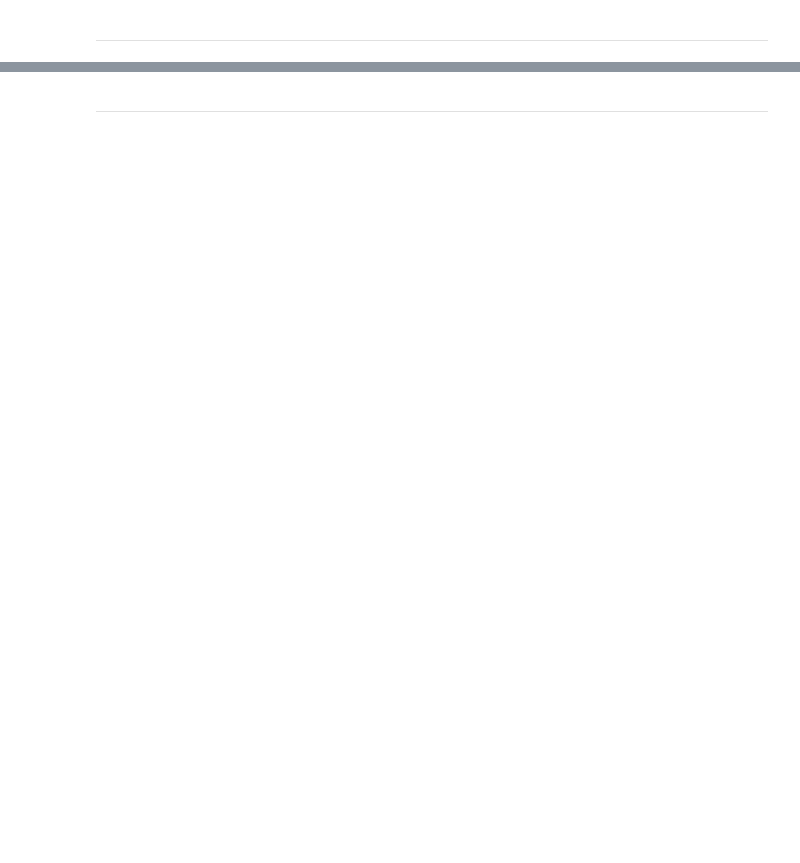
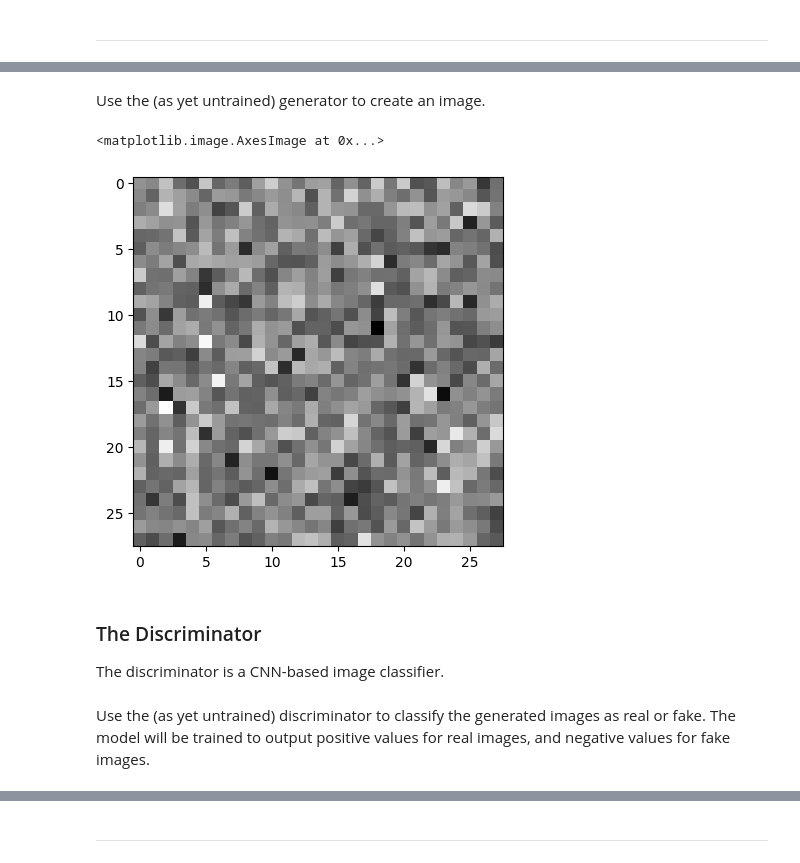
Before and after one commit to marcinwolter/Machine-learning-KISD-2023, a Jupyter notebook: lecture6.ipynb, the cells around one changed output, grey strips where cells are left out. Saved outputs shown, nothing was run; the diff lists cells and outputs as text; code cells hidden in the pictures; blank space fills up the shorter version.

```diff
--- a/lecture6.ipynb
+++ b/lecture6.ipynb
@@ -357,0 +328,16 @@ class GAN(object):
+# %% [markdown]
+Use the (as yet untrained) generator to create an image.
+# %%
+generator = make_generator_model()
+
+noise = tf.random.normal([1, 100])
+generated_image = generator(noise, training=False)
+
+plt.imshow(generated_image[0, :, :, 0], cmap='gray')
+# %% [output]
+<matplotlib.image.AxesImage at 0x...>
+[figure, added]
+# %% [markdown]
+### The Discriminator
+
+The discriminator is a CNN-based image classifier.
@@ -357,0 +396,2 @@ class GAN(object):
+# %% [markdown]
+Use the (as yet untrained) discriminator to classify the generated images as real or fake. The model will be trained to output positive values for real images, and negative values for fake images.
```
Also changed, not shown: parts of 42 cells of this notebook.
